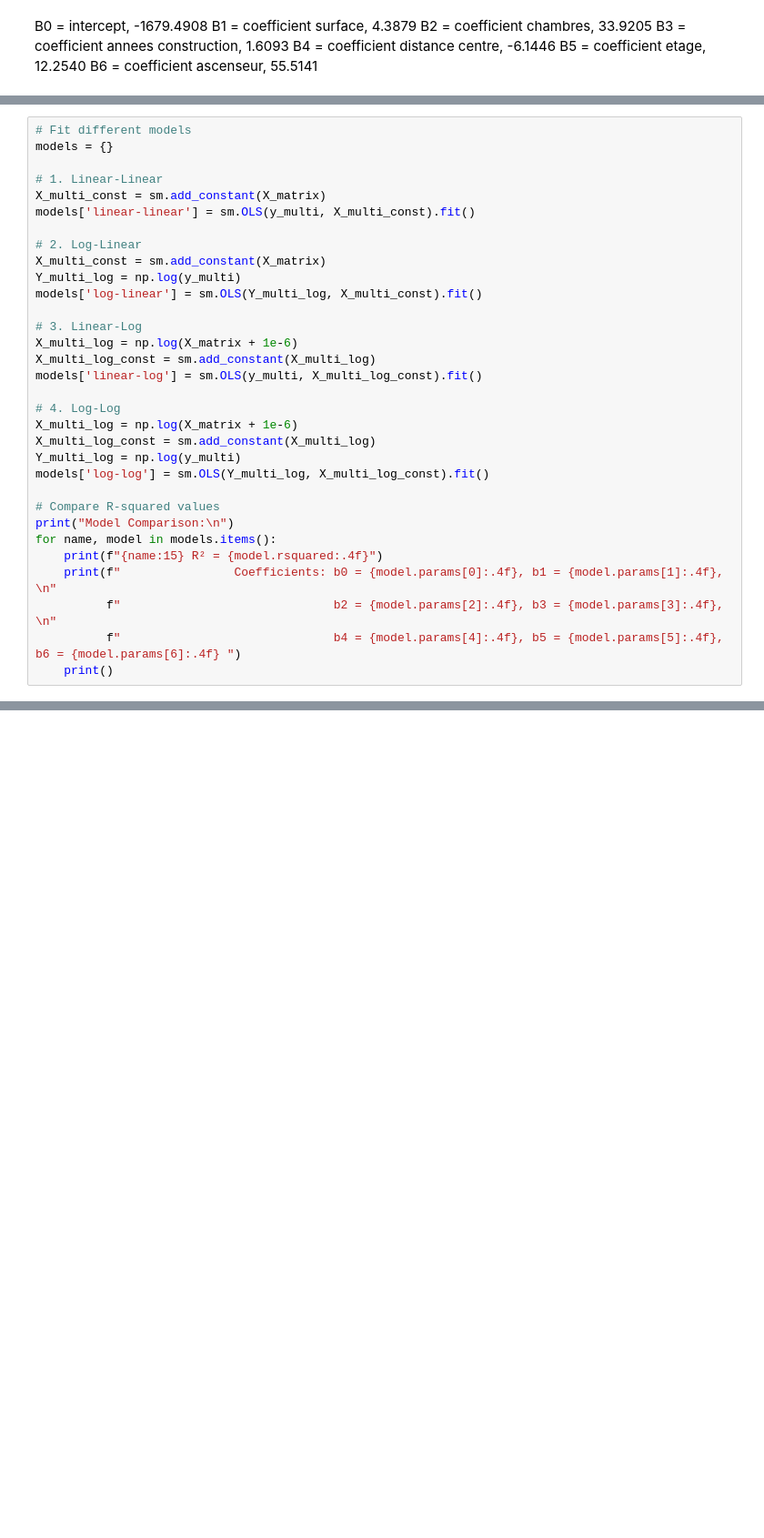
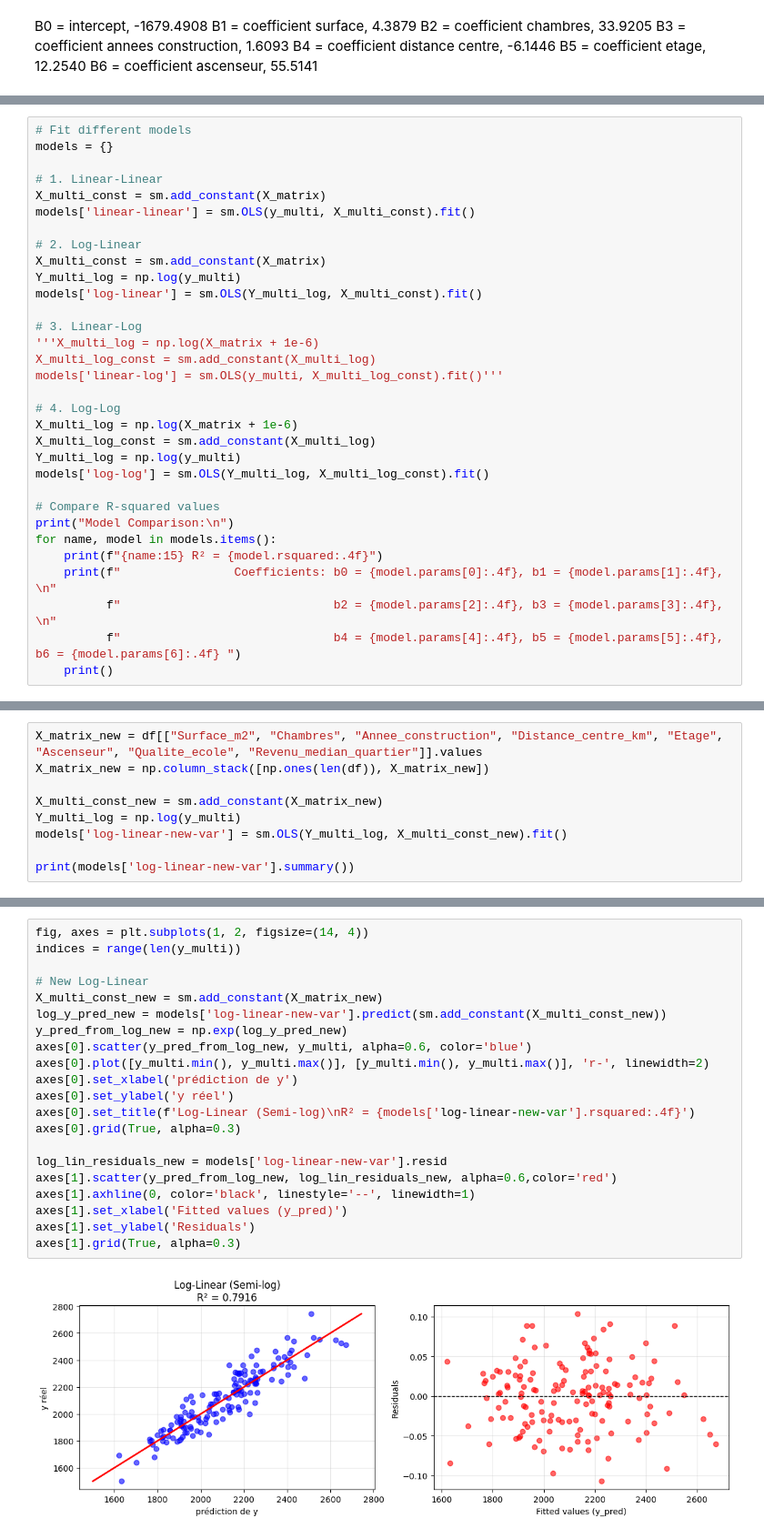
Before and after one commit to alizee-png/sda_2025-2026_stats, a Jupyter notebook: stats.ipynb, the cells around one changed output, grey strips where cells are left out. Shown at 91% size. Saved outputs shown, nothing was run; the diff lists cells and outputs as text; blank space fills up the shorter version.

```diff
--- a/stats.ipynb
+++ b/stats.ipynb
@@ -348,9 +366,9 @@ Y_multi_log = np.log(y_multi)
 models['log-linear'] = sm.OLS(Y_multi_log, X_multi_const).fit()
 
 # 3. Linear-Log
-X_multi_log = np.log(X_matrix + 1e-6)
+'''X_multi_log = np.log(X_matrix + 1e-6)
 X_multi_log_const = sm.add_constant(X_multi_log)
-models['linear-log'] = sm.OLS(y_multi, X_multi_log_const).fit()
+models['linear-log'] = sm.OLS(y_multi, X_multi_log_const).fit()'''
 
 # 4. Log-Log
 X_multi_log = np.log(X_matrix + 1e-6)
@@ -466,0 +565,9 @@ plt.show()
+# %%
+X_matrix_new = df[["Surface_m2", "Chambres", "Annee_construction", "Distance_centre_km", "Etage", "Ascenseur", "Qualite_ecole", "Revenu_median_quartier"]].values
+X_matrix_new = np.column_stack([np.ones(len(df)), X_matrix_new])
+
+X_multi_const_new = sm.add_constant(X_matrix_new)
+Y_multi_log = np.log(y_multi)
+models['log-linear-new-var'] = sm.OLS(Y_multi_log, X_multi_const_new).fit()
+
+print(models['log-linear-new-var'].summary())
@@ -466,0 +592,23 @@ plt.show()
+# %%
+fig, axes = plt.subplots(1, 2, figsize=(14, 4))
+indices = range(len(y_multi))
+
+# New Log-Linear
+X_multi_const_new = sm.add_constant(X_matrix_new)
+log_y_pred_new = models['log-linear-new-var'].predict(sm.add_constant(X_multi_const_new))
+y_pred_from_log_new = np.exp(log_y_pred_new)
+axes[0].scatter(y_pred_from_log_new, y_multi, alpha=0.6, color='blue')
+axes[0].plot([y_multi.min(), y_multi.max()], [y_multi.min(), y_multi.max()], 'r-', linewidth=2)
+axes[0].set_xlabel('prédiction de y')
+axes[0].set_ylabel('y réel')
+axes[0].set_title(f'Log-Linear (Semi-log)\nR² = {models['log-linear-new-var'].rsquared:.4f}')
+axes[0].grid(True, alpha=0.3)
+
+log_lin_residuals_new = models['log-linear-new-var'].resid
+axes[1].scatter(y_pred_from_log_new, log_lin_residuals_new, alpha=0.6,color='red')
+axes[1].axhline(0, color='black', linestyle='--', linewidth=1)
+axes[1].set_xlabel('Fitted values (y_pred)')
+axes[1].set_ylabel('Residuals')
+axes[1].grid(True, alpha=0.3)
+# %% [output]
+[figure, added]
```
Also changed, not shown: parts of 69 cells of this notebook.
